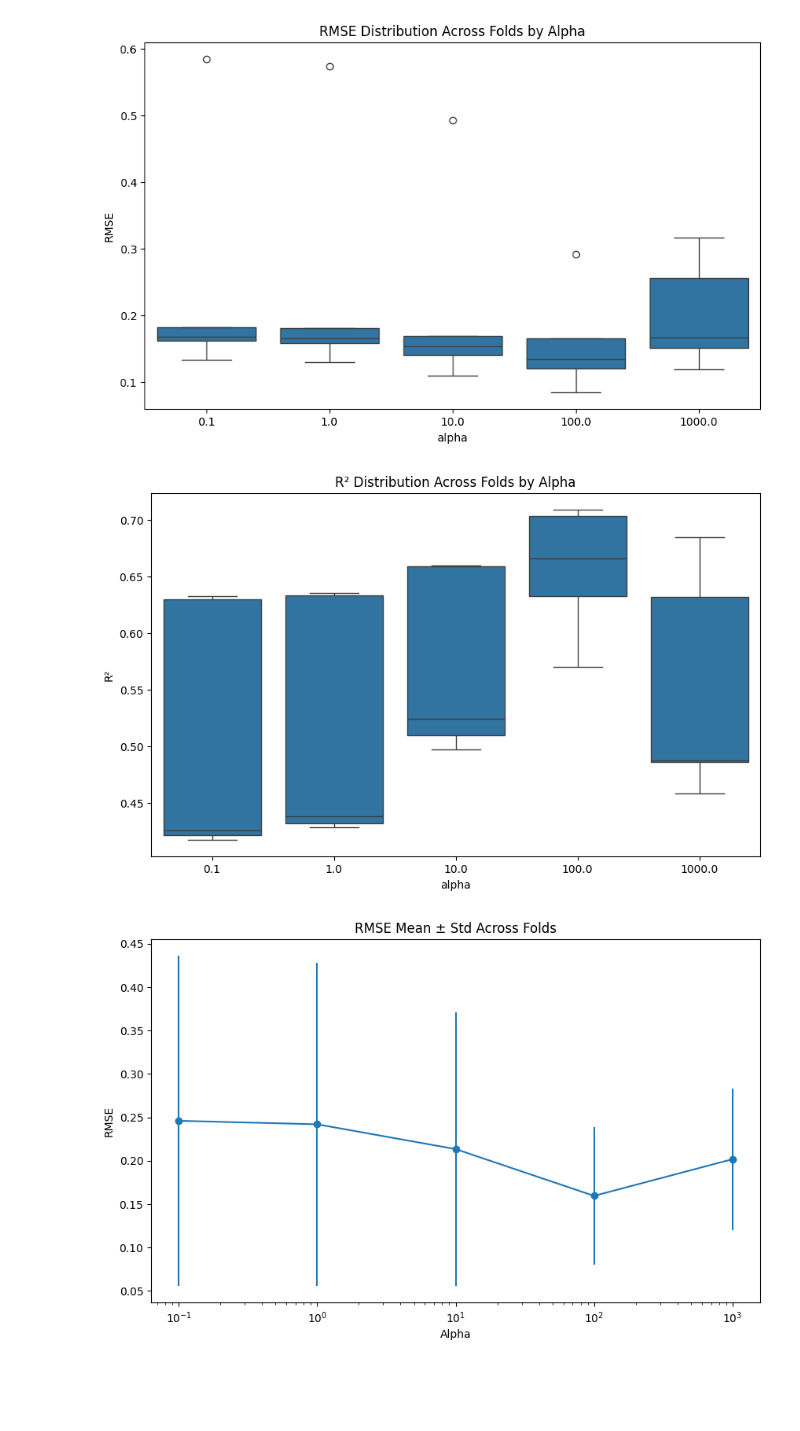
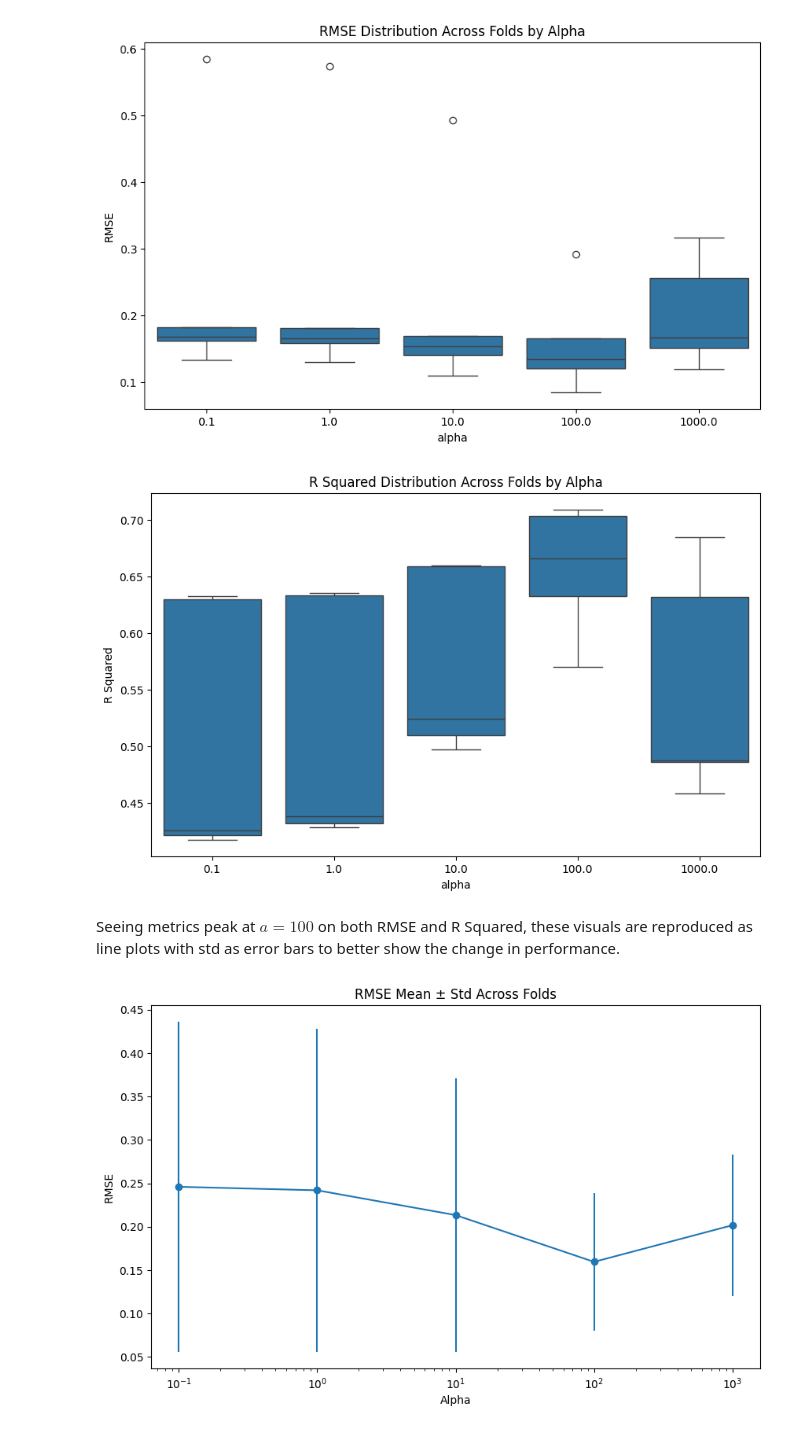
Before and after one commit to DanielSeanBrown/deprivation-experiments, a Jupyter notebook: spatio-economic-modelling/slx_poc.ipynb, the cells around one changed output. Cells and saved outputs as stored; diff of their text form; code cells hidden in the pictures; blank space fills up the shorter version.

```diff
--- a/spatio-economic-modelling/slx_poc.ipynb
+++ b/spatio-economic-modelling/slx_poc.ipynb
@@ -286,29 +295,28 @@ for train_idx, test_idx in gkf.split(X, y, groups=groups):
     X_train_raw, X_test_raw = X[train_idx], X[test_idx]
     y_train, y_test = y[train_idx], y[test_idx]
 
+    # scale
+    scaler = StandardScaler().fit(X_train_raw)
+    X_train_scaled = scaler.transform(X_train_raw)
+    X_test_scaled = scaler.transform(X_test_raw)
 
-    WX_train = w[np.ix_(train_idx, train_idx)] @ X_train_raw
-    WX_test  = w[np.ix_(test_idx, train_idx)]  @ X_train_raw
+    # PCA fitted on train only
+    pca = PCA(n_components=20).fit(X_train_scaled)
+    X_train_pca = pca.transform(X_train_scaled)
+    X_test_pca = pca.transform(X_test_scaled)
+
+    WX_train = w[np.ix_(train_idx, train_idx)] @ X_train_pca
+    WX_test  = w[np.ix_(test_idx, train_idx)]  @ X_train_pca
 
     # combine
-    X_train_slx = np.hstack([X_train_raw, WX_train])
-    X_test_slx = np.hstack([X_test_raw, WX_test])
+    X_train_slx = np.hstack([X_train_pca, WX_train])
+    X_test_slx = np.hstack([X_test_pca, WX_test])
 
-    # scale
-    scaler = StandardScaler().fit(X_train_slx)
-    X_train_scaled = scaler.transform(X_train_slx)
-    X_test_scaled = scaler.transform(X_test_slx)
-
-    # PCA fitted on train only
-    pca = PCA(n_components=100).fit(X_train_scaled)
-    X_train = pca.transform(X_train_scaled)
-    X_test = pca.transform(X_test_scaled)
-
-    k = X_train.shape[1]
+    k = X_train_pca.shape[1]
 
     # model
-    model = LinearRegression().fit(X_train, y_train)
-    y_pred = model.predict(X_test)
+    model = LinearRegression().fit(X_train_slx, y_train)
+    y_pred = model.predict(X_test_slx)
 
 
     beta = model.coef_[:k]      # direct effects
@@ -469,12 +478,7 @@ Whilst these actions are slightly outside the scope of the notebook, regularisat
 # %%
-
 ridge_eval_rows = []
 
-
 fold = 0
-
-print(type(y))
-
 
 for train_idx, test_idx in gkf.split(X, y, groups=groups):
     # split
@@ -509,7 +513,7 @@ for train_idx, test_idx in gkf.split(X, y, groups=groups):
             'alpha': a,
             'fold': fold,
             'RMSE': mean_squared_error(y_test, y_pred),
-            'R²': r2_score(y_test, y_pred)
+            'R Squared': r2_score(y_test, y_pred)
         })
 
     fold += 1
@@ -528,11 +530,13 @@ plt.show()
 [figure]
 # %%
 plt.figure(figsize=(10,6))
-sns.boxplot(data=ridge_eval_df, x='alpha', y='R²')
-plt.title('R² Distribution Across Folds by Alpha')
+sns.boxplot(data=ridge_eval_df, x='alpha', y='R Squared')
+plt.title('R Squared Distribution Across Folds by Alpha')
 plt.show()
 # %% [output]
-[figure, old version]
+[figure, new version]
+# %% [markdown]
+ Seeing metrics peak at $a = 100$ on both RMSE and R Squared, these visuals are reproduced as line plots with std as error bars to better show the change in performance.
 # %%
 summary = ridge_eval_df.groupby('alpha').agg({
     'RMSE': ['mean', 'std'],
```
Also changed, not shown: parts of 27 cells of this notebook, 7 other files.
